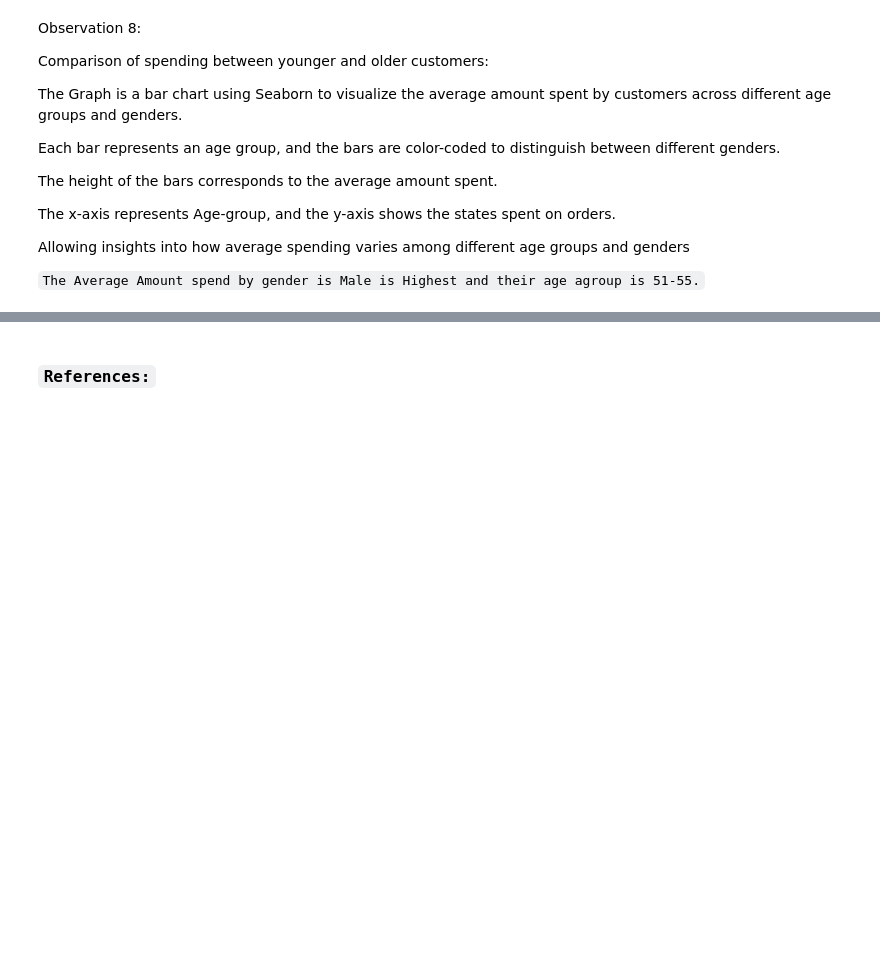
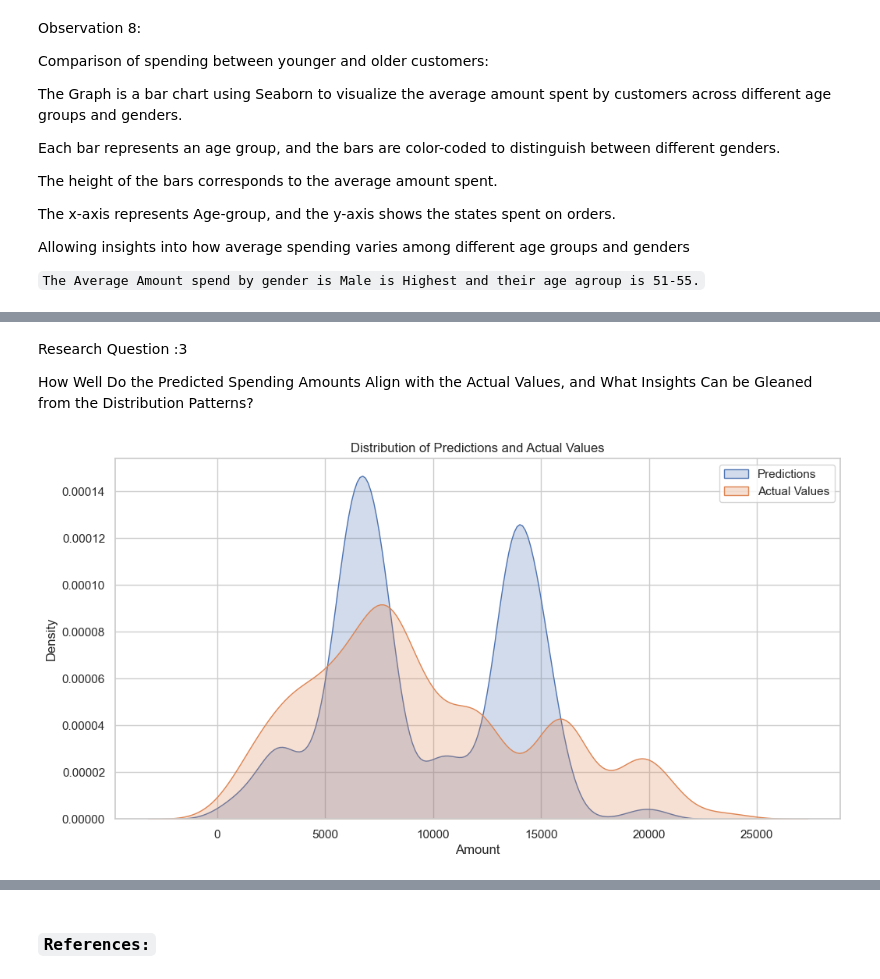
Before and after one commit to AshishRogannagari/Data-Aggregation-Grouping-reshaping-Analysiss, a Jupyter notebook: outputfile.ipynb, the cells around one changed output, grey strips where cells are left out. Cells and saved outputs as stored; diff of their text form; code cells hidden in the pictures; blank space fills up the shorter version.

```diff
--- a/outputfile.ipynb
+++ b/outputfile.ipynb
@@ -586,0 +719,8 @@ Allowing insights into how average spending varies among different age groups an
+# %% [markdown]
+Research Question :3
+
+How Well Do the Predicted Spending Amounts Align with the Actual Values, and What Insights Can be Gleaned from the Distribution Patterns?
+# %%
+Regression.plotDistribution()
+# %% [output]
+[figure, added]
```
Also changed, not shown: parts of 39 cells of this notebook.
